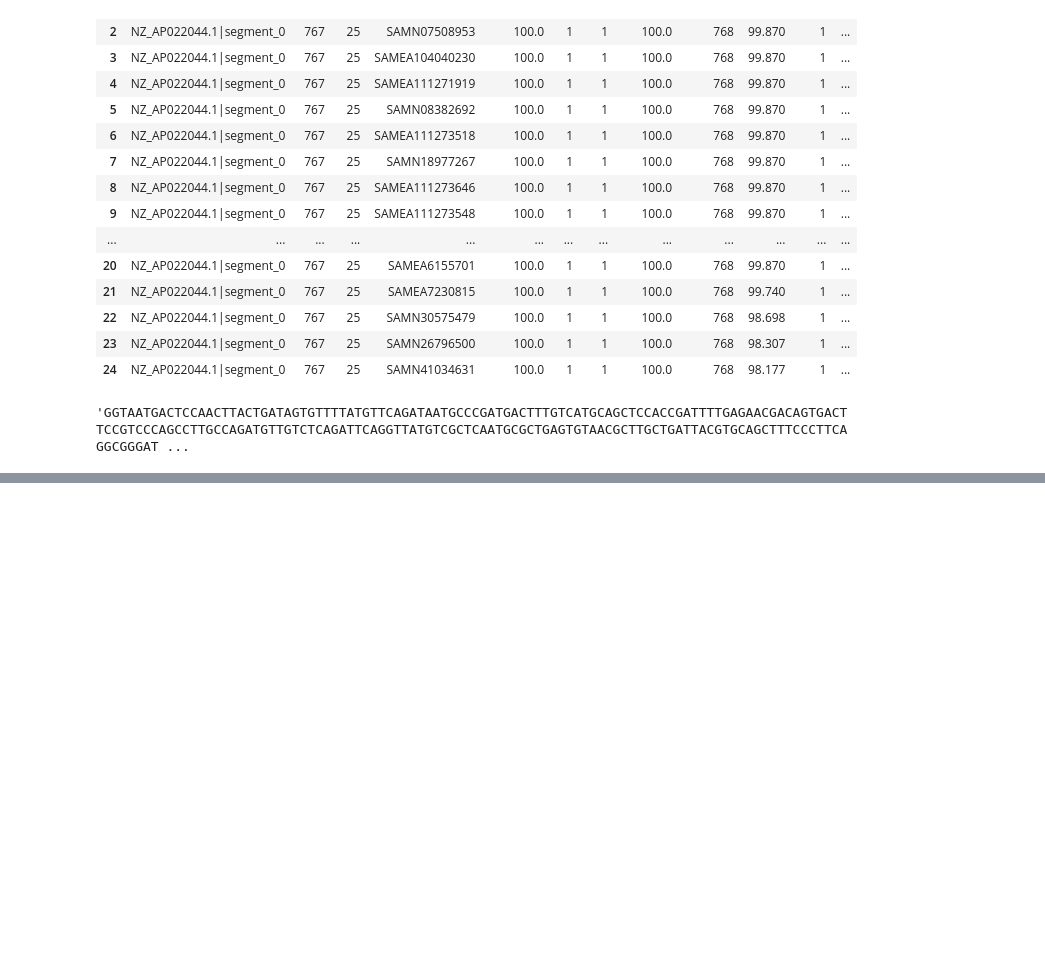
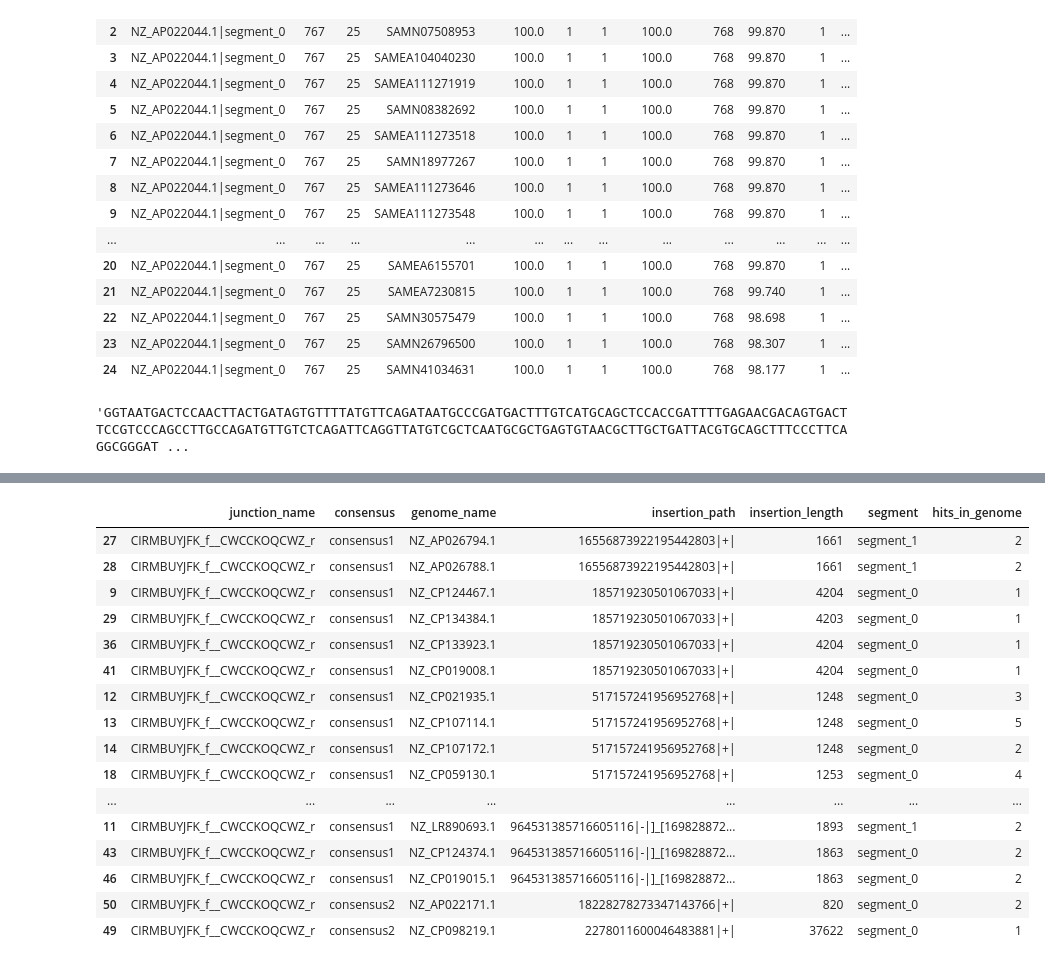
Before and after one commit to marie3003/junction_dataset, a Jupyter notebook: explore/analyze_junction_insertions_deletions.ipynb, the cells around one changed output, grey strips where cells are left out. Drawn from its saved outputs; the diff is of its cells as text; code cells hidden in the pictures; blank space fills up the shorter version.

Commit message:
check insertion sequence hits in own genome

```diff
--- a/explore/analyze_junction_insertions_deletions.ipynb
+++ b/explore/analyze_junction_insertions_deletions.ipynb
@@ -224,0 +245,2 @@ pd.read_csv("../results/atb_lookup/CIRMBUYJFK_f__CWCCKOQCWZ_r/consensus1/NZ_AP02
+# %%
+insertions_df = find_insertion_hits_own_genome(genome_root = "../results/genome_fastas", insertions_seq_dir="../results/atb_lookup")
@@ -224,0 +265,20 @@ pd.read_csv("../results/atb_lookup/CIRMBUYJFK_f__CWCCKOQCWZ_r/consensus1/NZ_AP02
+# %%
+insertions_df.sort_values(['consensus','insertion_path'])
+# %% [output]
+|  | junction_name | consensus | genome_name | insertion_path | insertion_length | segment | hits_in_genome |
+| 27 | CIRMBUYJFK_f__CWCCKOQCWZ_r | consensus1 | NZ_AP026794.1 | 16556873922195442803|+| | 1661 | segment_1 | 2 |
+| 28 | CIRMBUYJFK_f__CWCCKOQCWZ_r | consensus1 | NZ_AP026788.1 | 16556873922195442803|+| | 1661 | segment_1 | 2 |
+| 9 | CIRMBUYJFK_f__CWCCKOQCWZ_r | consensus1 | NZ_CP124467.1 | 185719230501067033|+| | 4204 | segment_0 | 1 |
+| 29 | CIRMBUYJFK_f__CWCCKOQCWZ_r | consensus1 | NZ_CP134384.1 | 185719230501067033|+| | 4203 | segment_0 | 1 |
+| 36 | CIRMBUYJFK_f__CWCCKOQCWZ_r | consensus1 | NZ_CP133923.1 | 185719230501067033|+| | 4204 | segment_0 | 1 |
+| 41 | CIRMBUYJFK_f__CWCCKOQCWZ_r | consensus1 | NZ_CP019008.1 | 185719230501067033|+| | 4204 | segment_0 | 1 |
+| 12 | CIRMBUYJFK_f__CWCCKOQCWZ_r | consensus1 | NZ_CP021935.1 | 517157241956952768|+| | 1248 | segment_0 | 3 |
+| 13 | CIRMBUYJFK_f__CWCCKOQCWZ_r | consensus1 | NZ_CP107114.1 | 517157241956952768|+| | 1248 | segment_0 | 5 |
+| 14 | CIRMBUYJFK_f__CWCCKOQCWZ_r | consensus1 | NZ_CP107172.1 | 517157241956952768|+| | 1248 | segment_0 | 2 |
+| 18 | CIRMBUYJFK_f__CWCCKOQCWZ_r | consensus1 | NZ_CP059130.1 | 517157241956952768|+| | 1253 | segment_0 | 4 |
+| ... | ... | ... | ... | ... | ... | ... | ... |
+| 11 | CIRMBUYJFK_f__CWCCKOQCWZ_r | consensus1 | NZ_LR890693.1 | 964531385716605116|-|]_[169828872... | 1893 | segment_1 | 2 |
+| 43 | CIRMBUYJFK_f__CWCCKOQCWZ_r | consensus1 | NZ_CP124374.1 | 964531385716605116|-|]_[169828872... | 1863 | segment_0 | 2 |
+| 46 | CIRMBUYJFK_f__CWCCKOQCWZ_r | consensus1 | NZ_CP019015.1 | 964531385716605116|-|]_[169828872... | 1863 | segment_0 | 2 |
+| 50 | CIRMBUYJFK_f__CWCCKOQCWZ_r | consensus2 | NZ_AP022171.1 | 18228278273347143766|+| | 820 | segment_0 | 2 |
+| 49 | CIRMBUYJFK_f__CWCCKOQCWZ_r | consensus2 | NZ_CP098219.1 | 2278011600046483881|+| | 37622 | segment_0 | 1 |
```
Also changed, not shown: parts of 5 cells of this notebook, 2 other files.
